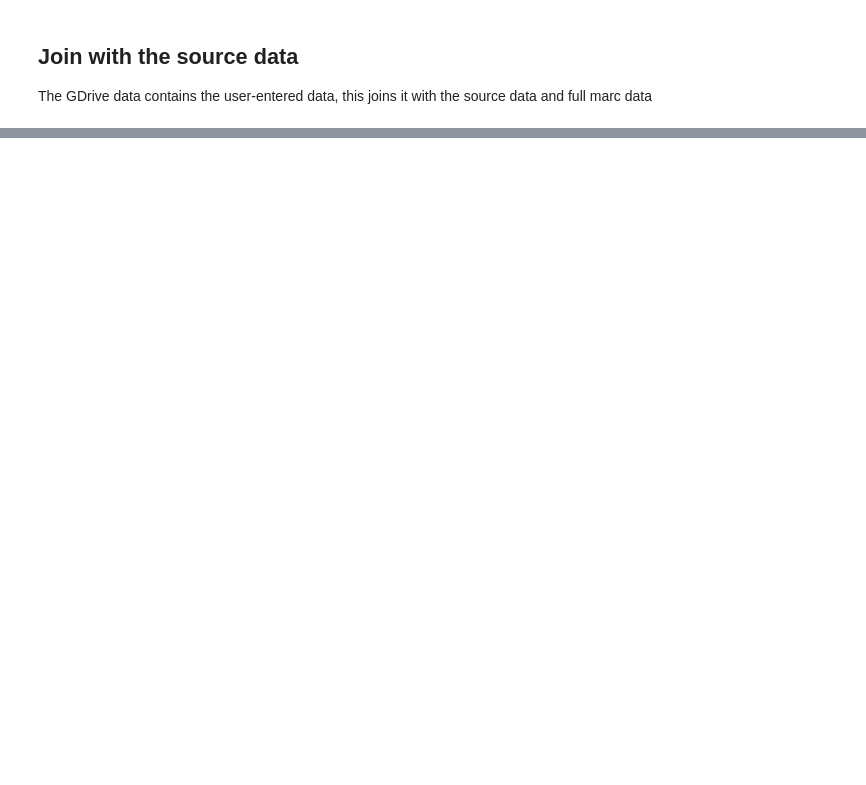
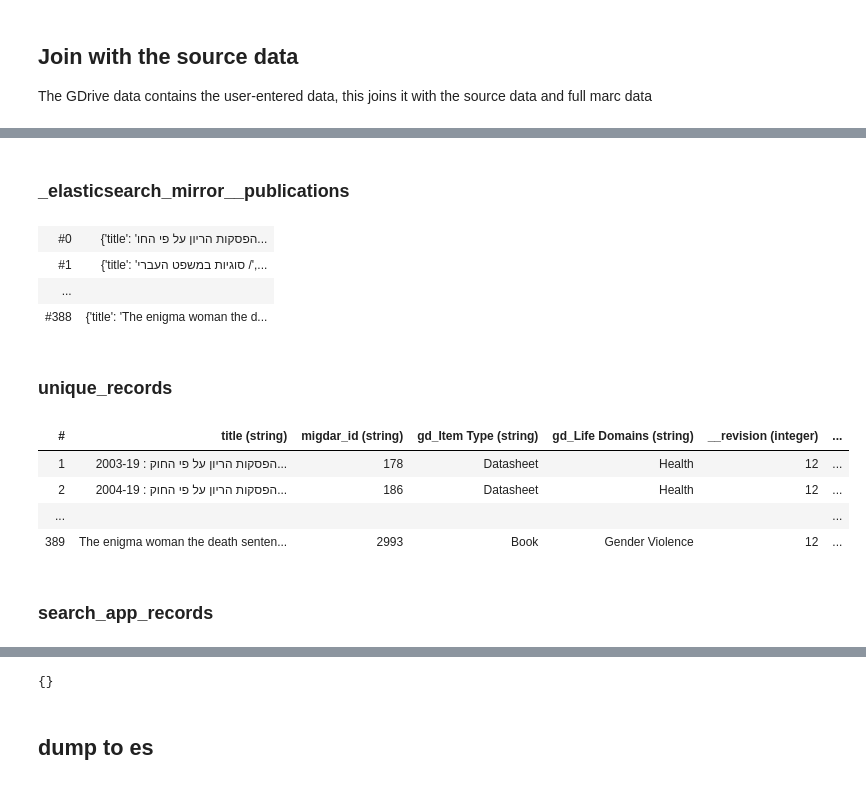
Before and after one commit to hasadna/migdar-data-pipelines, a Jupyter notebook: QUICKSTART.ipynb, the cells around one changed output, grey strips where cells are left out. Drawn from its saved outputs; the diff is of its cells as text; code cells hidden in the pictures; blank space fills up the shorter version.

```diff
--- a/QUICKSTART.ipynb
+++ b/QUICKSTART.ipynb
@@ -265,0 +130,10 @@ checkpoint saved: gdrive_search_app_source_data
+# %%
+import os
+
+with open('datapackage_pipelines_migdar/flows/PUBLICATIONS_REVISION.txt', 'r') as f:
+    cur_revision = f.read().strip()
+new_revision = int(cur_revision) + 1
+with open('datapackage_pipelines_migdar/flows/PUBLICATIONS_REVISION.txt', 'w') as f:
+    f.write(str(new_revision))
+
+print(f'PUBLICATIONS_REVISION = {new_revision}')
@@ -265,0 +158,48 @@ checkpoint saved: gdrive_search_app_source_data
+# %%
+from dataflows import Flow, load, printer, update_resource
+from datapackage_pipelines_migdar.flows.common import DATAFLOWS_DB_ENGINE
+from datapackage_pipelines_migdar.flows.constants import PUBLICATIONS_DB_TABLE
+from tabulator import Stream
+from tabulate import tabulate
+from IPython.display import HTML
+import yaml
+
+preview_fields = ['title', 'migdar_id', 'gd_Item Type', 'gd_Life Domains', '__revision', '__is_new', '__is_stale', '__hash']
+
+def filter_db_row(row):
+    return {k: v for k, v in row.items()
+            if k in preview_fields}
+
+
+with Stream(DATAFLOWS_DB_ENGINE, table=PUBLICATIONS_DB_TABLE, headers=1) as stream:
+    display(HTML(f'<h3>{PUBLICATIONS_DB_TABLE}</h3>'))
+    table = ''
+    table += '<table>'
+    for i, row in enumerate(stream.iter(keyed=True)):
+        if i < 2:
+            row = filter_db_row(row)
+            table += f'<tr><td>#{i}</td><td style="text-align:left;">{row}</td></tr>'
+    table += ('<tr><td>...</td><td></td></tr>')
+    if i > 2:
+        row = filter_db_row(row)
+        table += f'<tr><td>#{i}</td><td style="text-align:left;">{row}</td></tr>'
+    table += '</table>'
+    display(HTML(table))
+
+Flow(
+    load('data/publications_for_es/datapackage.json'),
+    printer(tablefmt='html', num_rows=1, resources=['unique_records', 'search_app_records'], fields=preview_fields)
+).process()[1]
+# %% [output]
+_elasticsearch_mirror__publications
+| #0 | {'title': 'הפסקות הריון על פי החו... |
+| #1 | {'title': 'סוגיות במשפט העברי /',... |
+| ... |  |
+| #388 | {'title': 'The enigma woman the d... |
+unique_records
+| # | title (string) | migdar_id (string) | gd_Item Type (string) | gd_Life Domains (string) | __revision (integer) | ... |
+| 1 | הפסקות הריון על פי החוק : 2003-19... | 178 | Datasheet | Health | 12 | ... |
+| 2 | הפסקות הריון על פי החוק : 2004-19... | 186 | Datasheet | Health | 12 | ... |
+| ... |  |  |  |  |  | ... |
+| 389 | The enigma woman the death senten... | 2993 | Book | Gender Violence | 12 | ... |
+search_app_records
@@ -265,0 +207,3 @@ checkpoint saved: gdrive_search_app_source_data
+{}
+# %% [markdown]
+## dump to es
```
Also changed, not shown: parts of 25 cells of this notebook, 22 other files.
